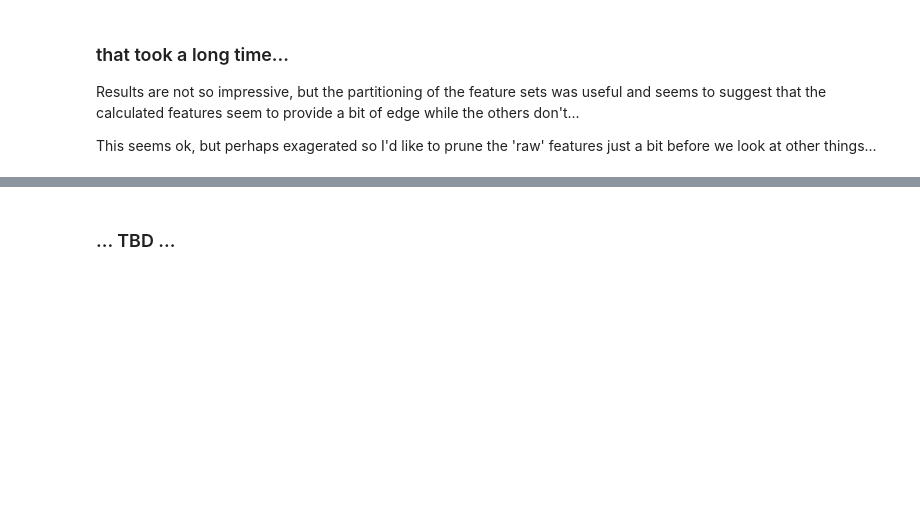
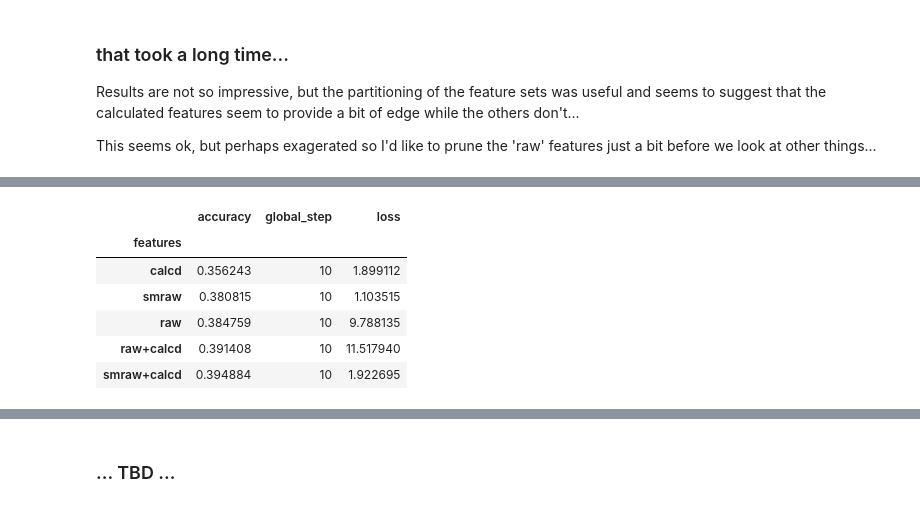
Before and after one commit to hackthemarket/pystrat, a Jupyter notebook: DEN2_features.ipynb, the cells around one changed output, grey strips where cells are left out. Cells and saved outputs as stored; diff of their text form; code cells hidden in the pictures; blank space fills up the shorter version.

```diff
--- a/DEN2_features.ipynb
+++ b/DEN2_features.ipynb
@@ -823,0 +801,10 @@ There remain numerous paths for progression.  Some of these:
+# %%
+results.groupby('features').agg('median').sort_values('accuracy')
+# %% [output]
+|  | accuracy | global_step | loss |
+| features |  |  |  |
+| calcd | 0.356243 | 10 | 1.899112 |
+| smraw | 0.380815 | 10 | 1.103515 |
+| raw | 0.384759 | 10 | 9.788135 |
+| raw+calcd | 0.391408 | 10 | 11.517940 |
+| smraw+calcd | 0.394884 | 10 | 1.922695 |
```
Also changed, not shown: parts of 29 cells of this notebook.
